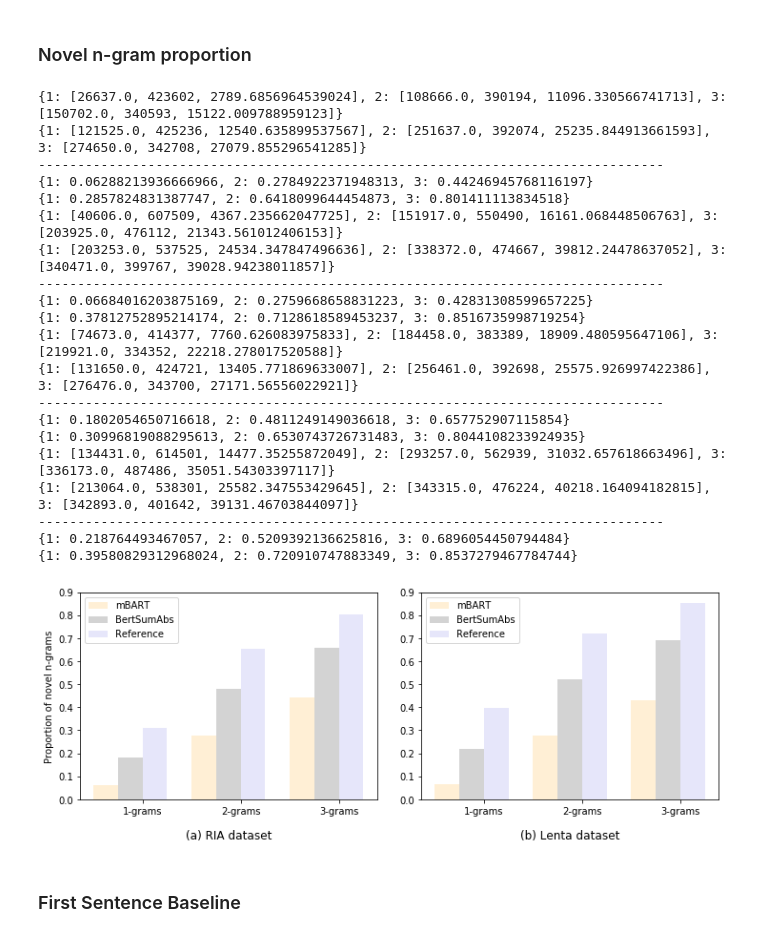
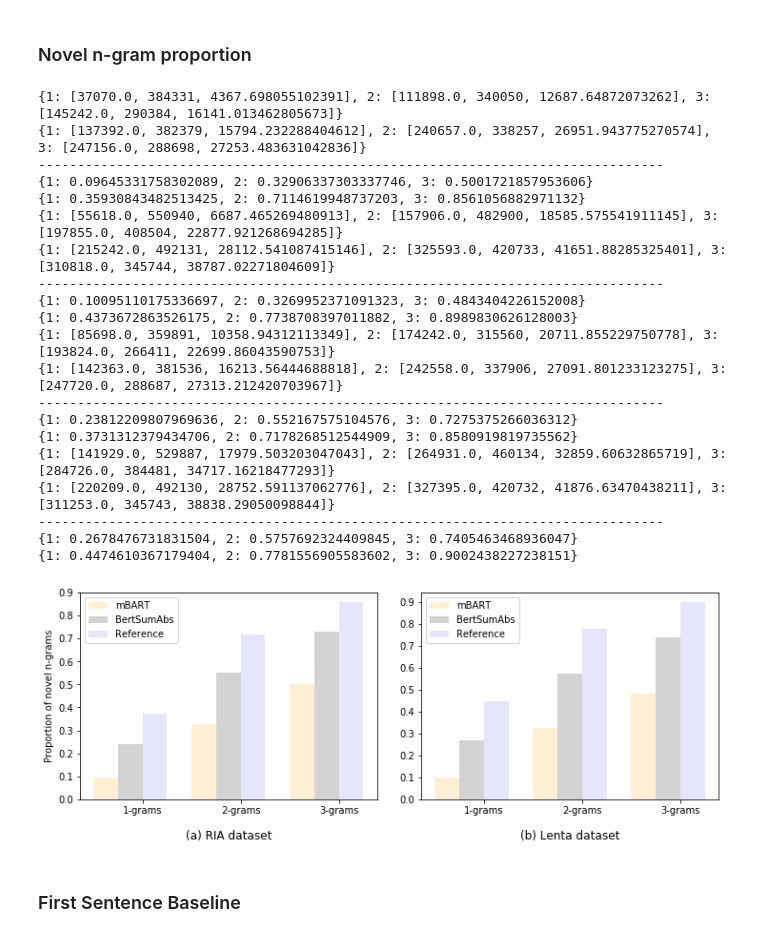
Before and after one commit to wilfreddesert/headline_generation, a Jupyter notebook: evaluation.ipynb, the cells around one changed output. Saved outputs shown, nothing was run; the diff lists cells and outputs as text; code cells hidden in the pictures.

```diff
--- a/evaluation.ipynb
+++ b/evaluation.ipynb
@@ -114,22 +113,22 @@ def cal_repeat(cand, gold, data):
 # %% [markdown]
 ### mBART on RIA
 # %%
-with open('results/ria_mbart.candidate', 'r') as f:
+with open('final_results/ria_mbart.cand', 'r') as f:
     ria_cand_mbart = f.readlines()
 
-ria_cand_mbart = [' '.join(wordpunct_tokenize(el.strip()))
+ria_cand_mbart = [el.replace(' ', '').replace('▁', ' ').strip()
                   for el in ria_cand_mbart]
 
 
-with open('results/ria_mbart.gold', 'r') as f:
+with open('final_results/ria_mbart.gold', 'r') as f:
     ria_gold_mbart = f.readlines()
 
-ria_gold_mbart = [' '.join(wordpunct_tokenize(el.strip())) for el in ria_gold_mbart]
+ria_gold_mbart = [el.strip() for el in ria_gold_mbart]
 
-with open('results/ria_mbart.raw_src', 'r') as f:
+with open('final_results/ria_mbart.raw_src', 'r') as f:
     ria_text_mbart = f.readlines()
 
-ria_text_mbart = [' '.join(wordpunct_tokenize(el.strip())) for el in ria_text_mbart]
+ria_text_mbart = [el.strip() for el in ria_text_mbart]
 # %%
 empty_prediction_cnt = 0
 
@@ -160,18 +159,18 @@ ROUGE-mean      38.3
 with open('results/lenta_mbart.candidate', 'r') as f:
     lenta_cand_mbart = f.readlines()
 
-lenta_cand_mbart = [' '.join(wordpunct_tokenize(el.strip())) for el in lenta_cand_mbart]
+lenta_cand_mbart = [el.strip() for el in lenta_cand_mbart]
 
 
 with open('results/lenta_mbart.gold', 'r') as f:
     lenta_gold_mbart = f.readlines()
 
-lenta_gold_mbart = [' '.join(wordpunct_tokenize(el.strip())) for el in lenta_gold_mbart]
+lenta_gold_mbart = [el.strip() for el in lenta_gold_mbart]
 
 with open('results/lenta_mbart.raw_src', 'r') as f:
     lenta_data_mbart = f.readlines()
 
-lenta_data_mbart = [' '.join(wordpunct_tokenize(el.strip())) for el in lenta_data_mbart]
+lenta_data_mbart = [el.strip() for el in lenta_data_mbart]
 # %%
 empty_prediction_cnt = 0
 
@@ -203,22 +200,18 @@ ITERATION = '40000'
 # %%
-with open('results/ria_40k.' + ITERATION + '.gold', 'r') as f:
+with open('final_results/ria_bertsum.gold', 'r') as f:
     ria_gold = f.readlines()
 
 ria_gold = [el.strip().lower() for el in ria_gold]
-ria_gold = [' '.join(wordpunct_tokenize(el.strip())) for el in ria_gold]
 
 
-with open('results/ria_40k.' + ITERATION + '.candidate', 'r') as f:
+with open('final_results/ria_bertsum.cand', 'r') as f:
     ria_cand = f.readlines()
 
 ria_cand = [el.strip().lower() for el in ria_cand]
-ria_cand = [' '.join(wordpunct_tokenize(el.strip())) for el in ria_cand]
 
 
-ria_data = pd.read_csv('results/ria_40k.' + ITERATION + '.raw_src', sep='\n', names=['text'])
-ria_data = [el.replace(' ##', '').replace('[CLS]', '').replace('[SEP]', '') for el in ria_data.text.values]
-ria_data = [' '.join(wordpunct_tokenize(el.strip())) for el in ria_data]
-
+ria_data = pd.read_csv('final_results/ria_bertsum.raw_src', sep='\n', names=['text'])
+ria_data = [str(el).replace(' ##', '').replace('[CLS]', '').replace('[SEP]', '') for el in ria_data.text.values]
 
 assert(len(ria_data) == len(ria_gold) and len(ria_gold) == len(ria_cand))
 # %%
@@ -237,23 +230,20 @@ ROUGE-mean      42.4
 # %% [markdown]
 ### BertSumAbs Lenta
 # %%
-with open('results/lenta_40k.' + ITERATION + '.gold', 'r') as f:
+with open('final_results/lenta_bertsum.gold', 'r') as f:
     lenta_gold = f.readlines()
 
 lenta_gold = [el.strip().lower() for el in lenta_gold]
-lenta_gold = [' '.join(wordpunct_tokenize(el.strip())) for el in lenta_gold]
 
 
-with open('results/lenta_40k.' + ITERATION + '.candidate', 'r') as f:
+with open('final_results/lenta_bertsum.cand', 'r') as f:
     lenta_cand = f.readlines()
 
 lenta_cand = [el.strip().lower() for el in lenta_cand]
-lenta_cand = [' '.join(wordpunct_tokenize(el.strip())) for el in lenta_cand]
 
 
-lenta_data = pd.read_csv('results/lenta_40k.' + ITERATION + '.raw_src', sep='\n', names=['text'])
+lenta_data = pd.read_csv('final_results/lenta_bertsum.raw_src', sep='\n', names=['text'])
 lenta_data = [el.replace(' ##', '').replace('[CLS]', '').replace('[SEP]', '') for el in lenta_data.text.values]
-lenta_data = [' '.join(wordpunct_tokenize(el.strip())[:200]) for el in lenta_data]
 
 assert(len(lenta_data) == len(lenta_gold) and len(lenta_gold) == len(lenta_cand))
 # %%
@@ -280,26 +311,26 @@ ria_cand_nov, ria_gold_nov = cal_repeat(ria_cand, ria_gold, ria_data)
 
 lenta_cand_nov, lenta_gold_nov = cal_repeat(lenta_cand, lenta_gold, lenta_data)
 # %% [output]
-{1: [26637.0, 423602, 2789.6856964539024], 2: [108666.0, 390194, 11096.330566741713], 3: [150702.0, 340593, 15122.009788959123]}
-{1: [121525.0, 425236, 12540.635899537567], 2: [251637.0, 392074, 25235.844913661593], 3: [274650.0, 342708, 27079.855296541285]}
+{1: [37070.0, 384331, 4367.698055102391], 2: [111898.0, 340050, 12687.64872073262], 3: [145242.0, 290384, 16141.013462805673]}
+{1: [137392.0, 382379, 15794.232288404612], 2: [240657.0, 338257, 26951.943775270574], 3: [247156.0, 288698, 27253.483631042836]}
 --------------------------------------------------------------------------------
-{1: 0.06288213936666966, 2: 0.2784922371948313, 3: 0.44246945768116197}
-{1: 0.2857824831387747, 2: 0.6418099644454873, 3: 0.801411113834518}
-{1: [40606.0, 607509, 4367.235662047725], 2: [151917.0, 550490, 16161.068448506763], 3: [203925.0, 476112, 21343.561012406153]}
-{1: [203253.0, 537525, 24534.347847496636], 2: [338372.0, 474667, 39812.24478637052], 3: [340471.0, 399767, 39028.94238011857]}
+{1: 0.09645331758302089, 2: 0.32906337303337746, 3: 0.5001721857953606}
+{1: 0.35930843482513425, 2: 0.7114619948737203, 3: 0.8561056882971132}
+{1: [55618.0, 550940, 6687.465269480913], 2: [157906.0, 482900, 18585.575541911145], 3: [197855.0, 408504, 22877.921268694285]}
+{1: [215242.0, 492131, 28112.541087415146], 2: [325593.0, 420733, 41651.88285325401], 3: [310818.0, 345744, 38787.02271804609]}
 --------------------------------------------------------------------------------
-{1: 0.06684016203875169, 2: 0.2759668658831223, 3: 0.42831308599657225}
-{1: 0.37812752895214174, 2: 0.7128618589453237, 3: 0.8516735998719254}
-{1: [74673.0, 414377, 7760.626083975833], 2: [184458.0, 383389, 18909.480595647106], 3: [219921.0, 334352, 22218.278017520588]}
-{1: [131650.0, 424721, 13405.771869633007], 2: [256461.0, 392698, 25575.926997422386], 3: [276476.0, 343700, 27171.56556022921]}
+{1: 0.10095110175336697, 2: 0.3269952371091323, 3: 0.4843404226152008}
+{1: 0.4373672863526175, 2: 0.7738708397011882, 3: 0.8989830626128003}
+{1: [85698.0, 359891, 10358.94312113349], 2: [174242.0, 315560, 20711.855229750778], 3: [193824.0, 266411, 22699.86043590753]}
+{1: [142363.0, 381536, 16213.56444688818], 2: [242558.0, 337906, 27091.801233123275], 3: [247720.0, 288687, 27313.212420703967]}
 --------------------------------------------------------------------------------
-{1: 0.1802054650716618, 2: 0.4811249149036618, 3: 0.657752907115854}
-{1: 0.30996819088295613, 2: 0.6530743726731483, 3: 0.8044108233924935}
-{1: [134431.0, 614501, 14477.35255872049], 2: [293257.0, 562939, 31032.657618663496], 3: [336173.0, 487486, 35051.54303397117]}
-{1: [213064.0, 538301, 25582.347553429645], 2: [343315.0, 476224, 40218.164094182815], 3: [342893.0, 401642, 39131.46703844097]}
+{1: 0.23812209807969636, 2: 0.552167575104576, 3: 0.7275375266036312}
+{1: 0.3731312379434706, 2: 0.7178268512544909, 3: 0.8580919819735562}
+{1: [141929.0, 529887, 17979.503203047043], 2: [264931.0, 460134, 32859.60632865719], 3: [284726.0, 384481, 34717.16218477293]}
+{1: [220209.0, 492130, 28752.591137062776], 2: [327395.0, 420732, 41876.63470438211], 3: [311253.0, 345743, 38838.29050098844]}
 --------------------------------------------------------------------------------
-{1: 0.218764493467057, 2: 0.5209392136625816, 3: 0.6896054450794484}
-{1: 0.39580829312968024, 2: 0.720910747883349, 3: 0.8537279467784744}
+{1: 0.2678476731831504, 2: 0.5757692324409845, 3: 0.7405463468936047}
+{1: 0.4474610367179404, 2: 0.7781556905583602, 3: 0.9002438227238151}
 # %%
 fig, ax = plt.subplots(1,2)
 fig.set_figheight(4)
@@ -315,36 +346,36 @@ p0 = ax[0].bar(ind - width, ria_cand_nov_m.values(), width, color='papayawhip')
 p1 = ax[0].bar(ind, ria_cand_nov.values(), width, color='lightgray')
 p2 = ax[0].bar(ind + width, ria_gold_nov.values(), width, color='lavender')
 
 
 ax[0].set_xticks(ind + width / 2)
-ax[0].set_xticklabels(('1-grams', '2-grams', '3-grams', '4-grams'))
+ax[0].set_xticklabels(('1-grams', '2-grams', '3-grams'))
 ax[0].yaxis.set_ticks(np.arange(0, 1, 0.1))
 
 
 ax[0].set_ylabel('Proportion of novel n-grams')
 ax[0].legend((p0[0], p1[0], p2[0]), ('mBART', 'BertSumAbs', 'Reference'))
 ax[0].set_title('(a) RIA dataset', y=-0.22)
 
 
 ###########################################################################################
 
 p3 = ax[1].bar(ind - width, lenta_cand_nov_m.values(), width, color='papayawhip')
 p4 = ax[1].bar(ind, lenta_cand_nov.values(), width, color='lightgray')
 p5 = ax[1].bar(ind + width, lenta_gold_nov.values(), width, color='lavender')
 
 ax[1].set_xticks(ind + width / 2)
-ax[1].set_xticklabels(('1-grams', '2-grams', '3-grams', '4-grams'))
+ax[1].set_xticklabels(('1-grams', '2-grams', '3-grams'))
 ax[1].yaxis.set_ticks(np.arange(0, 1, 0.1))
 
 
 ax[1].legend((p3[0], p4[0], p5[0]), ('mBART', 'BertSumAbs', 'Reference'))
 ax[1].set_title('(b) Lenta dataset', y=-0.22)
 
 
 plt.draw()
 fig.savefig('novel_ngrams.eps', bbox_inches='tight', format='eps')
 # %% [output]
-[figure, old version]
+[figure, new version]
 # %% [markdown]
 ### First Sentence Baseline
 # %%
```
Also changed, not shown: parts of 13 cells of this notebook.
